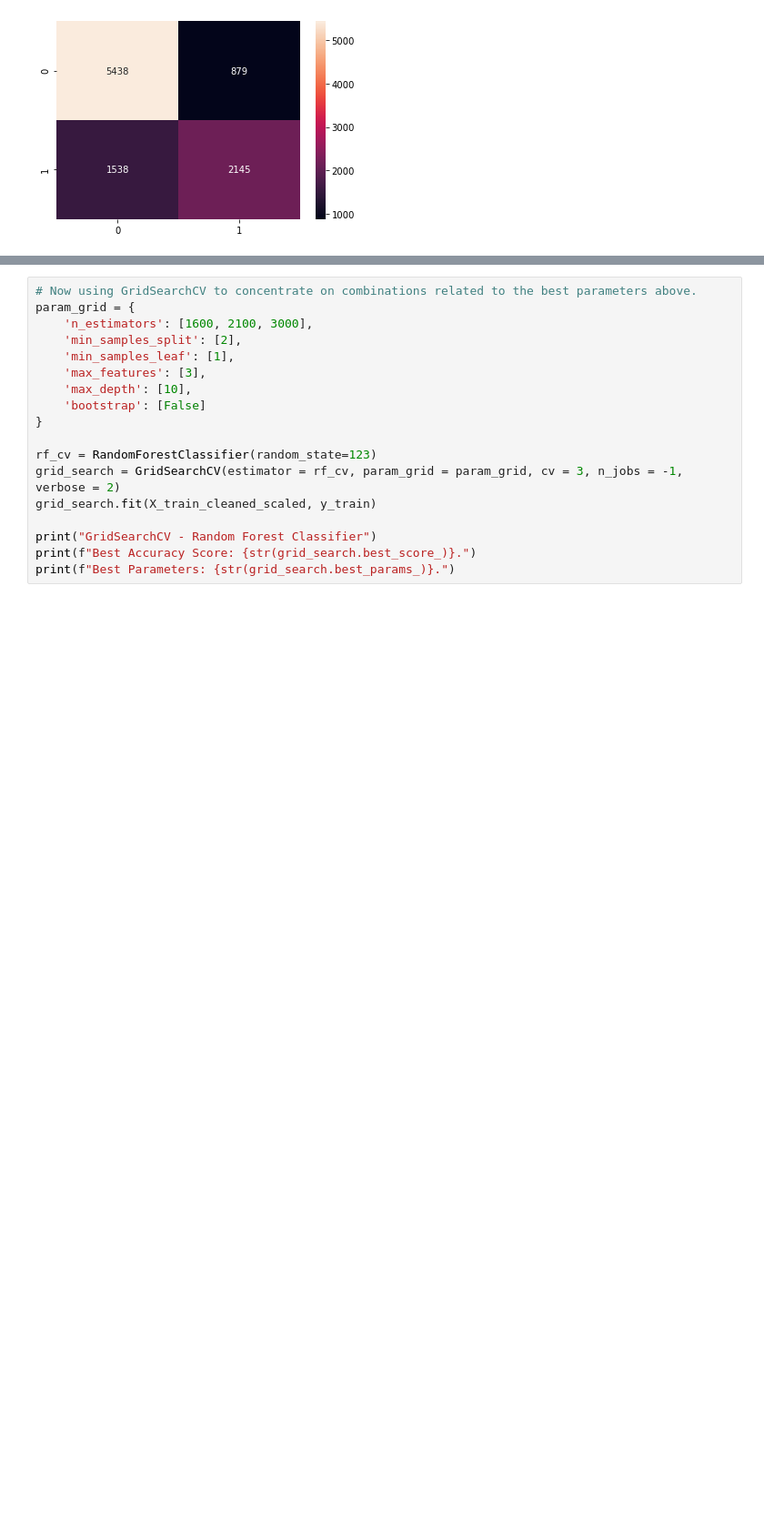
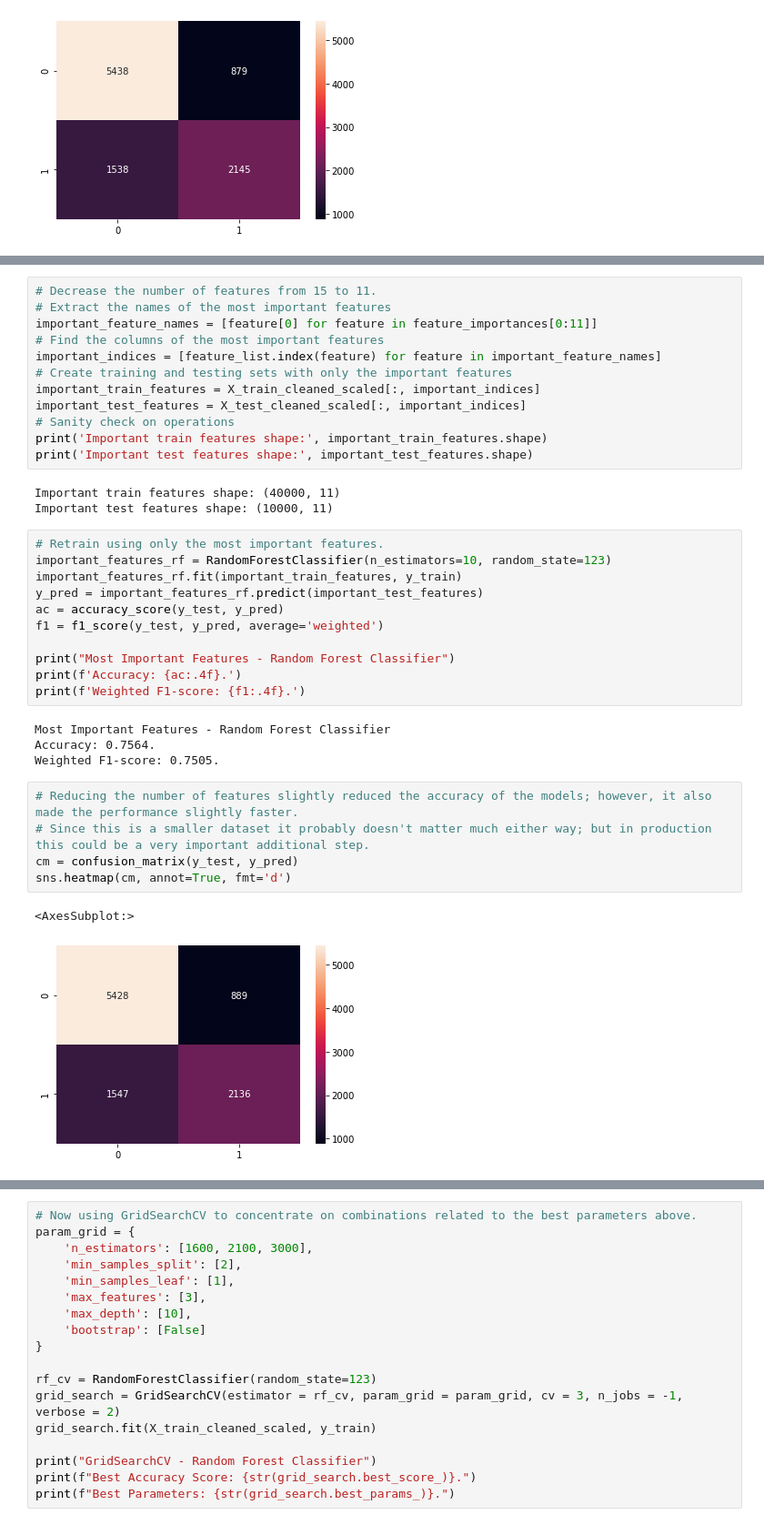
Before and after one commit to JasonCaldwellMBA/Ultimate_Challenge, a Jupyter notebook: Part_3_Predictive_modeling.ipynb, the cells around one changed output, grey strips where cells are left out. Shown at 91% size. Saved outputs shown, nothing was run; the diff lists cells and outputs as text; blank space fills up the shorter version.

```diff
--- a/Part_3_Predictive_modeling.ipynb
+++ b/Part_3_Predictive_modeling.ipynb
@@ -386 +489,39 @@ sns.heatmap(cm, annot=True, fmt='d')
+# %%
+# Decrease the number of features from 15 to 11.
+# Extract the names of the most important features
+important_feature_names = [feature[0] for feature in feature_importances[0:11]]
+# Find the columns of the most important features
+important_indices = [feature_list.index(feature) for feature in important_feature_names]
+# Create training and testing sets with only the important features
+important_train_features = X_train_cleaned_scaled[:, important_indices]
+important_test_features = X_test_cleaned_scaled[:, important_indices]
+# Sanity check on operations
+print('Important train features shape:', important_train_features.shape)
+print('Important test features shape:', important_test_features.shape)
+# %% [output]
+Important train features shape: (40000, 11)
+Important test features shape: (10000, 11)
+# %%
+# Retrain using only the most important features.
+important_features_rf = RandomForestClassifier(n_estimators=10, random_state=123)
+important_features_rf.fit(important_train_features, y_train)
+y_pred = important_features_rf.predict(important_test_features)
+ac = accuracy_score(y_test, y_pred)
+f1 = f1_score(y_test, y_pred, average='weighted')
+
+print("Most Important Features - Random Forest Classifier")
+print(f'Accuracy: {ac:.4f}.')
+print(f'Weighted F1-score: {f1:.4f}.')
+# %% [output]
+Most Important Features - Random Forest Classifier
+Accuracy: 0.7564.
+Weighted F1-score: 0.7505.
+# %%
+# Reducing the number of features slightly reduced the accuracy of the models; however, it also made the performance slightly faster.
+# Since this is a smaller dataset it probably doesn't matter much either way; but in production this could be a very important additional step.
+cm = confusion_matrix(y_test, y_pred)
+sns.heatmap(cm, annot=True, fmt='d')
+# %% [output]
+<AxesSubplot:>
+[figure, added]
 # %%
```
Also changed, not shown: parts of 8 cells of this notebook.
